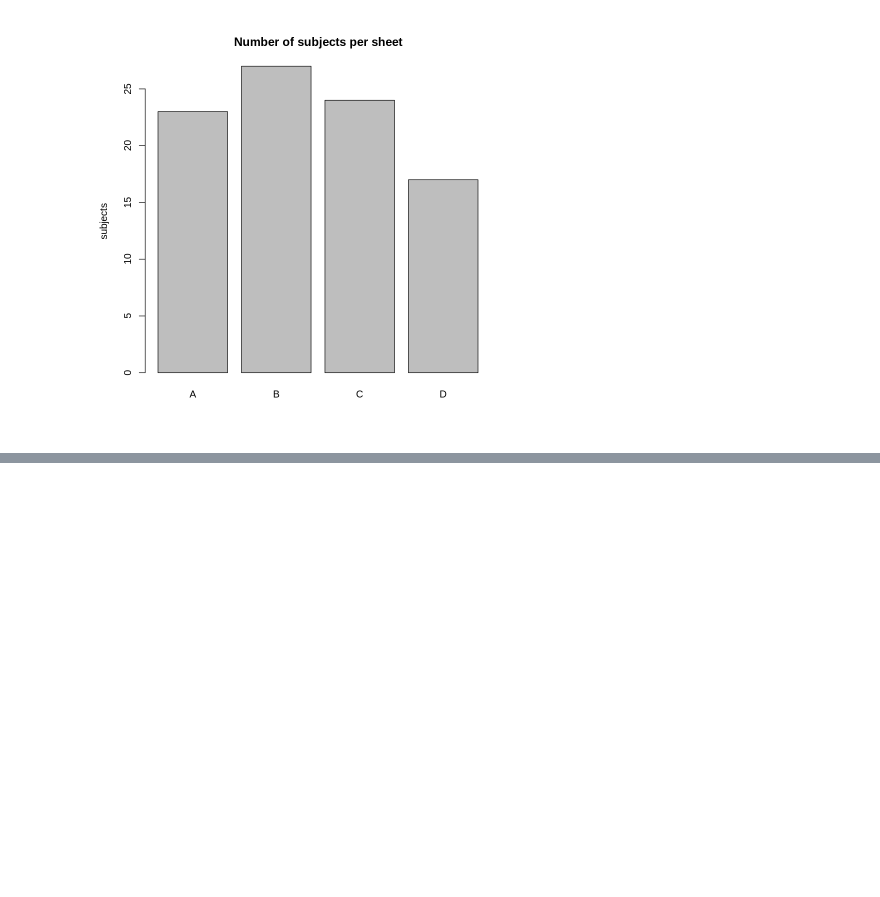
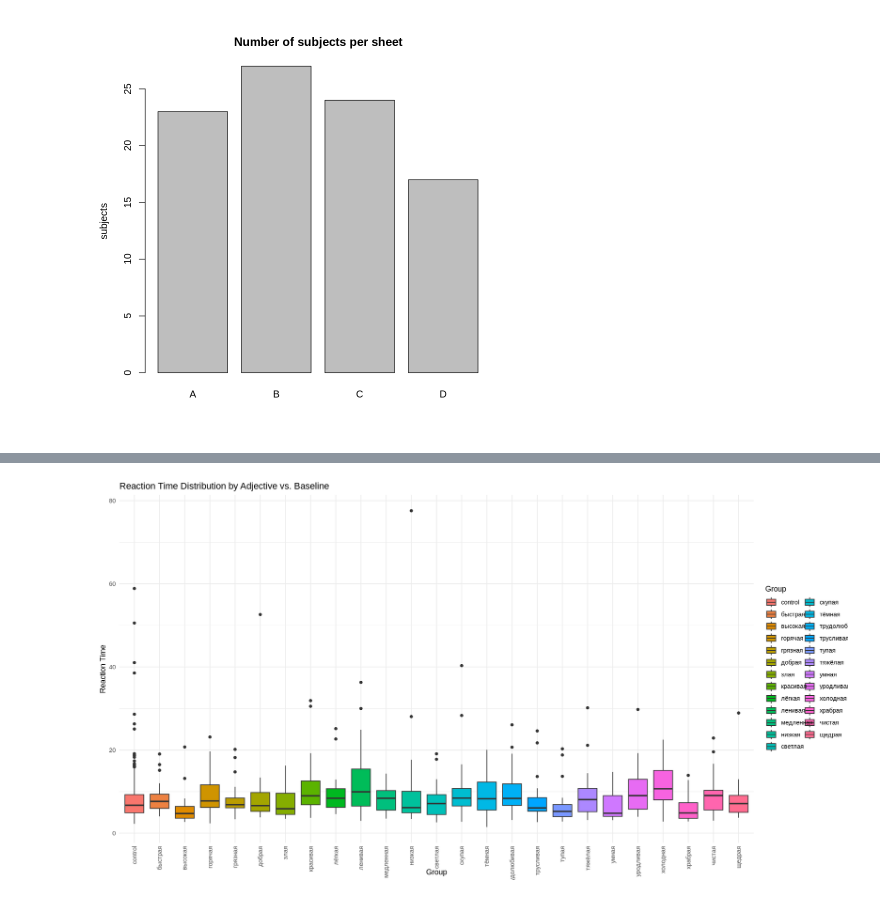
Before and after one commit to KatiaKozlova/stat-project, a Jupyter notebook: stat_project.ipynb, the cells around one changed output, grey strips where cells are left out. Drawn from its saved outputs; the diff is of its cells as text; code cells hidden in the pictures; blank space fills up the shorter version.

```diff
--- a/stat_project.ipynb
+++ b/stat_project.ipynb
@@ -159,9 +163,18 @@ second_exp <- flatten_second_exp[-1] %>%
         'print_time', 'judge_time')
         )
+# %%
+# converting columns to numeric type
+
+second_exp <- transform(
+    second_exp,
+    judgement = as.numeric(judgement),
+    print_time = as.numeric(print_time),
+    judge_time = as.numeric(judge_time)
+    )
 # %%
 # creating a column with timing of each answer
 
-second_exp$clean_time <- (as.numeric(second_exp$judge_time) - as.numeric(second_exp$print_time)) / 1000
+second_exp$clean_time <- (second_exp$judge_time - second_exp$print_time) / 1000
 # %% [markdown]
 ### **Data pre-processing**:
 # %% [markdown]
@@ -194,7 +207,7 @@ A data.frame: 3 × 7
 # %%
 # creating a df with control questions
 
-control_questions <- second_exp[second_exp$type == 'control',]
+control_questions <- second_exp[second_exp$filler == 'control',]
 # %%
 # spotting unadequate judgments
 
@@ -272,0 +443,18 @@ boxplot(second_exp$clean_time,
+# %%
+# visualizing
+
+options(repr.plot.width=15, repr.plot.height=8)
+
+plot_data <- rbind(
+  data.frame(Group = "control", clean_time = baseline_data$clean_time),
+  data.frame(Group = target_data$adjective, clean_time = target_data$clean_time)
+)
+
+ggplot(plot_data, aes(x = Group, y = clean_time, fill = Group)) +
+  geom_boxplot() +
+  labs(title = "Reaction Time Distribution by Adjective vs. Baseline",
+       x = "Group", y = "Reaction Time") +
+  theme_minimal() +
+  theme(axis.text.x = element_text(angle = 90, vjust = 0.5, hjust=1))
+# %% [output]
+[figure, added]
```
Also changed, not shown: parts of 25 cells of this notebook.
